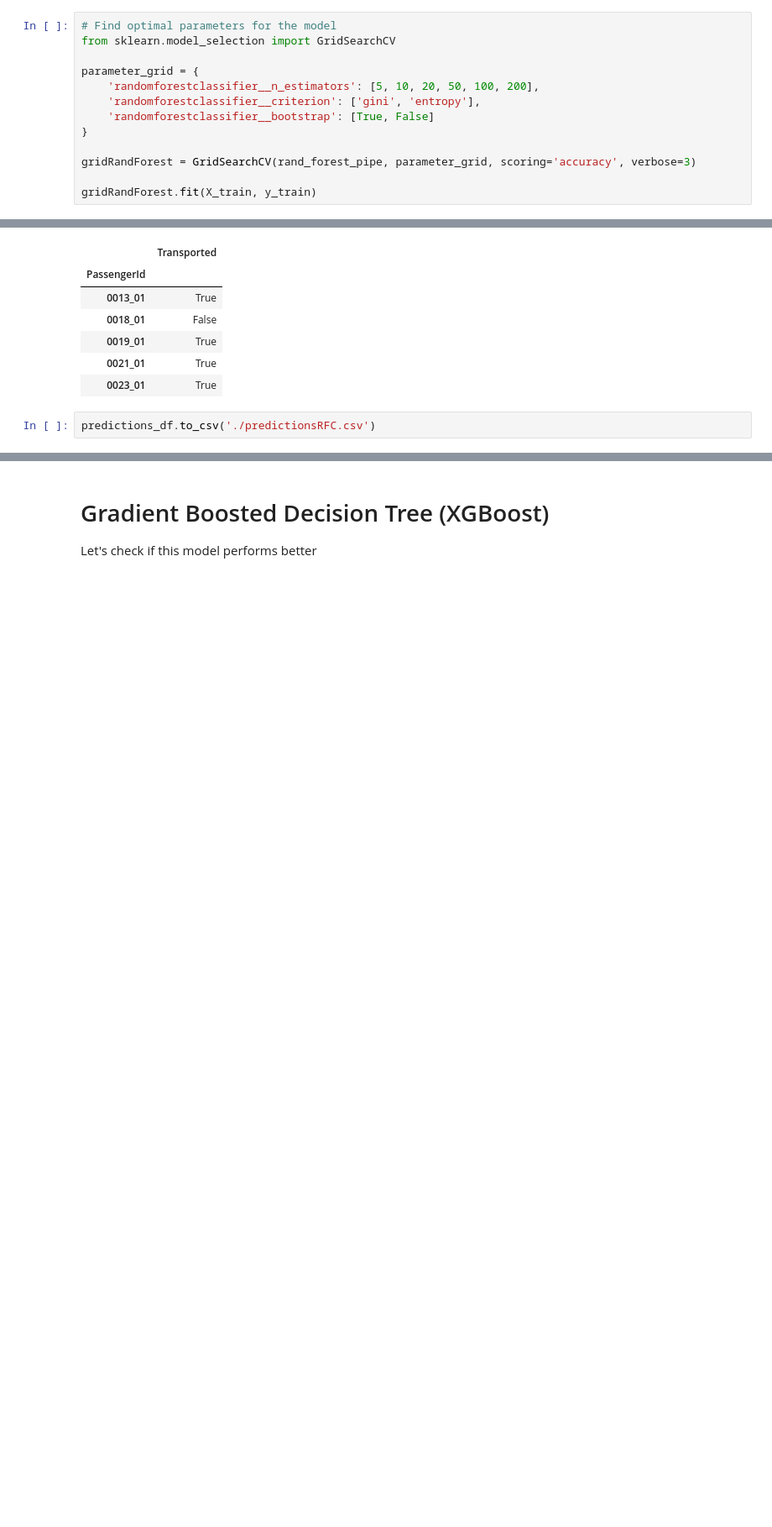
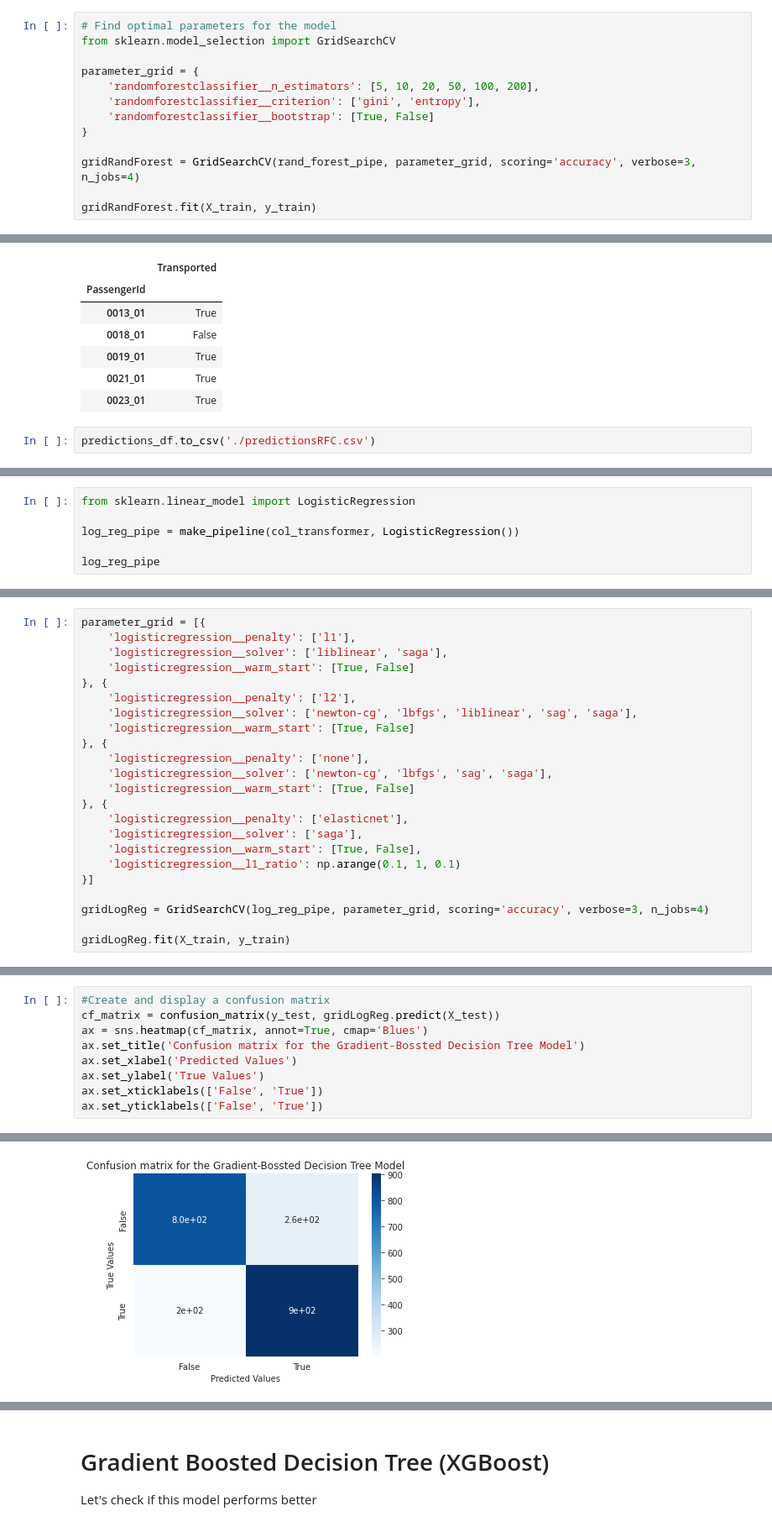
Before and after one commit to mhadjiantonis/SpaceshipTitanic, a Jupyter notebook: spaceship-titanic.ipynb, the cells around one changed output, grey strips where cells are left out. Shown at 84% size. Cells and saved outputs as stored; diff of their text form; blank space fills up the shorter version.

```diff
--- a/spaceship-titanic.ipynb
+++ b/spaceship-titanic.ipynb
@@ -243,7 +243,7 @@ parameter_grid = {
     'randomforestclassifier__bootstrap': [True, False]
 }
 
-gridRandForest = GridSearchCV(rand_forest_pipe, parameter_grid, scoring='accuracy', verbose=3)
+gridRandForest = GridSearchCV(rand_forest_pipe, parameter_grid, scoring='accuracy', verbose=3, n_jobs=4)
 
 gridRandForest.fit(X_train, y_train)
 # %% [output]
@@ -338,0 +325,6 @@ predictions_df.to_csv('./predictionsRFC.csv')
+# %%
+from sklearn.linear_model import LogisticRegression
+
+log_reg_pipe = make_pipeline(col_transformer, LogisticRegression())
+
+log_reg_pipe
@@ -338,0 +349,23 @@ predictions_df.to_csv('./predictionsRFC.csv')
+# %%
+parameter_grid = [{
+    'logisticregression__penalty': ['l1'],
+    'logisticregression__solver': ['liblinear', 'saga'],
+    'logisticregression__warm_start': [True, False]
+}, {
+    'logisticregression__penalty': ['l2'],
+    'logisticregression__solver': ['newton-cg', 'lbfgs', 'liblinear', 'sag', 'saga'],
+    'logisticregression__warm_start': [True, False]
+}, {
+    'logisticregression__penalty': ['none'],
+    'logisticregression__solver': ['newton-cg', 'lbfgs', 'sag', 'saga'],
+    'logisticregression__warm_start': [True, False]
+}, {
+    'logisticregression__penalty': ['elasticnet'],
+    'logisticregression__solver': ['saga'],
+    'logisticregression__warm_start': [True, False],
+    'logisticregression__l1_ratio': np.arange(0.1, 1, 0.1)
+}]
+
+gridLogReg = GridSearchCV(log_reg_pipe, parameter_grid, scoring='accuracy', verbose=3, n_jobs=4)
+
+gridLogReg.fit(X_train, y_train)
@@ -338,0 +419,10 @@ predictions_df.to_csv('./predictionsRFC.csv')
+# %%
+#Create and display a confusion matrix
+cf_matrix = confusion_matrix(y_test, gridLogReg.predict(X_test))
+ax = sns.heatmap(cf_matrix, annot=True, cmap='Blues')
+ax.set_title('Confusion matrix for the Gradient-Bossted Decision Tree Model')
+ax.set_xlabel('Predicted Values')
+ax.set_ylabel('True Values')
+ax.set_xticklabels(['False', 'True'])
+ax.set_yticklabels(['False', 'True'])
+# %% [output]
@@ -338,0 +430 @@ predictions_df.to_csv('./predictionsRFC.csv')
+[figure, added]
```
Also changed, not shown: parts of 21 cells of this notebook.
